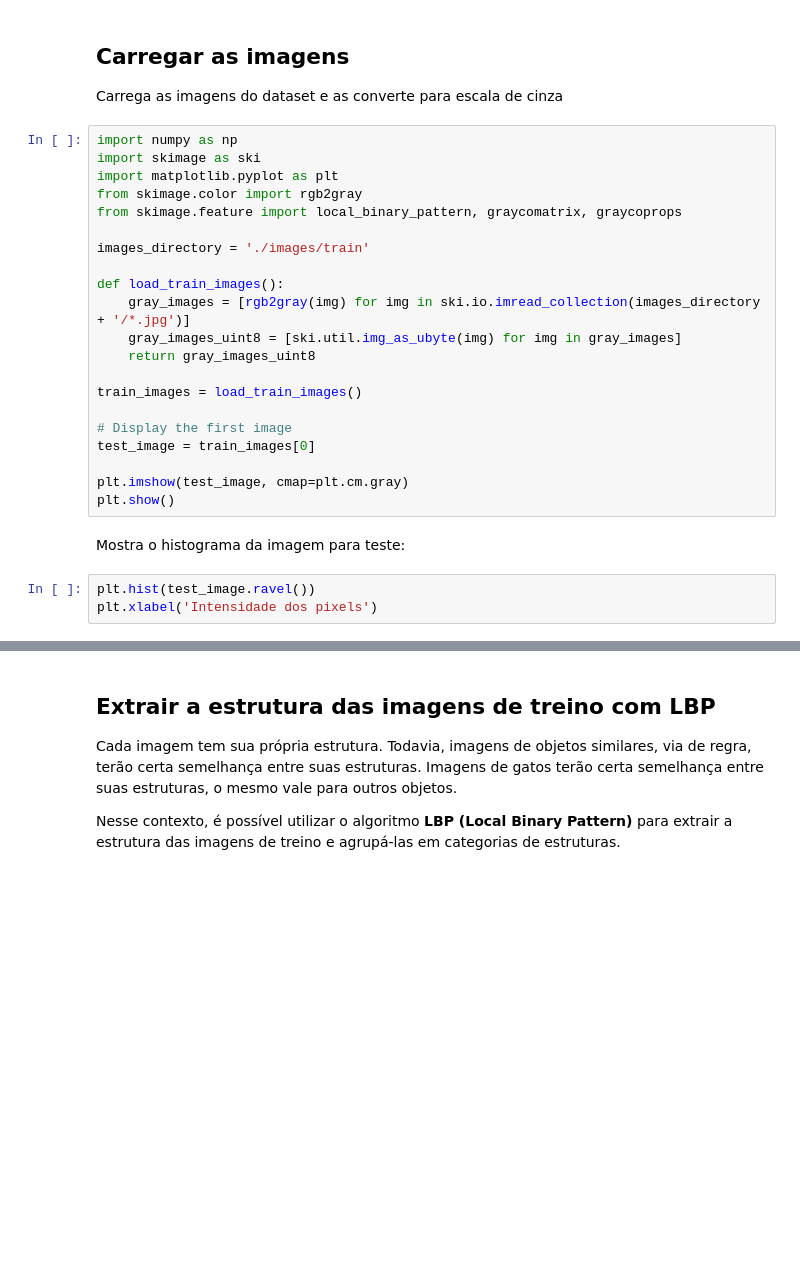
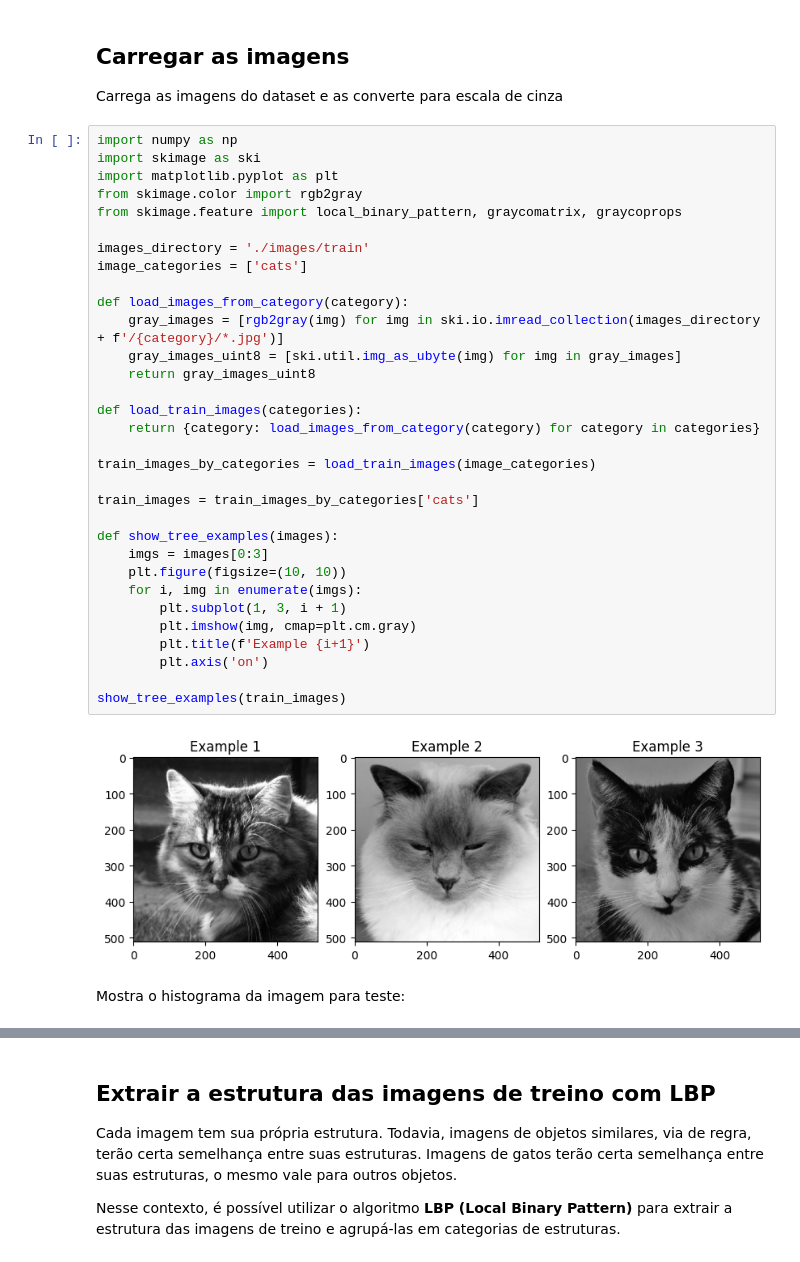
Before and after one commit to afmireski/images_classificator, a Jupyter notebook: main.ipynb, the cells around one changed output, grey strips where cells are left out. Cells and saved outputs as stored; diff of their text form; blank space fills up the shorter version.

Commit message:
refactor: Modify code for loade images from categories

```diff
--- a/main.ipynb
+++ b/main.ipynb
@@ -9,26 +9,36 @@ Carrega as imagens do dataset e as converte para escala de cinza
 # %%
 import numpy as np
 import skimage as ski
 import matplotlib.pyplot as plt
 from skimage.color import rgb2gray
 from skimage.feature import local_binary_pattern, graycomatrix, graycoprops
 
 images_directory = './images/train'
+image_categories = ['cats']
 
-def load_train_images():
-    gray_images = [rgb2gray(img) for img in ski.io.imread_collection(images_directory + '/*.jpg')]
+def load_images_from_category(category):
+    gray_images = [rgb2gray(img) for img in ski.io.imread_collection(images_directory + f'/{category}/*.jpg')]
     gray_images_uint8 = [ski.util.img_as_ubyte(img) for img in gray_images]
     return gray_images_uint8
 
-train_images = load_train_images()
+def load_train_images(categories):
+    return {category: load_images_from_category(category) for category in categories}
 
-# Display the first image
-test_image = train_images[0]
+train_images_by_categories = load_train_images(image_categories)
 
-plt.imshow(test_image, cmap=plt.cm.gray)
-plt.show()
+train_images = train_images_by_categories['cats']
+
+def show_tree_examples(images):
+    imgs = images[0:3]
+    plt.figure(figsize=(10, 10))
+    for i, img in enumerate(imgs):
+        plt.subplot(1, 3, i + 1)
+        plt.imshow(img, cmap=plt.cm.gray)
+        plt.title(f'Example {i+1}')
+        plt.axis('on')
+
+show_tree_examples(train_images)
+# %% [output]
+[figure, added]
 # %% [markdown]
 Mostra o histograma da imagem para teste:
-# %%
-plt.hist(test_image.ravel())
-plt.xlabel('Intensidade dos pixels')
```
Also changed, not shown: parts of 3 cells of this notebook.
